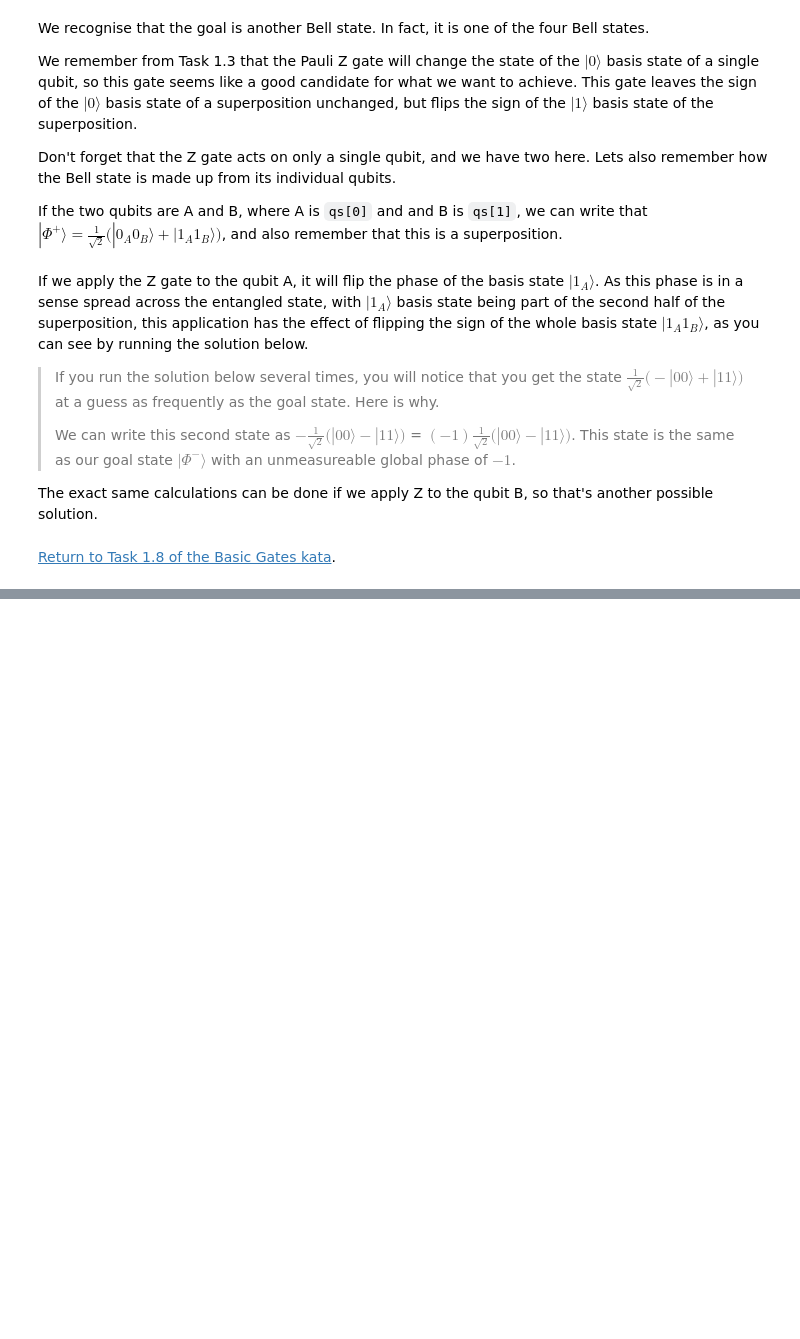
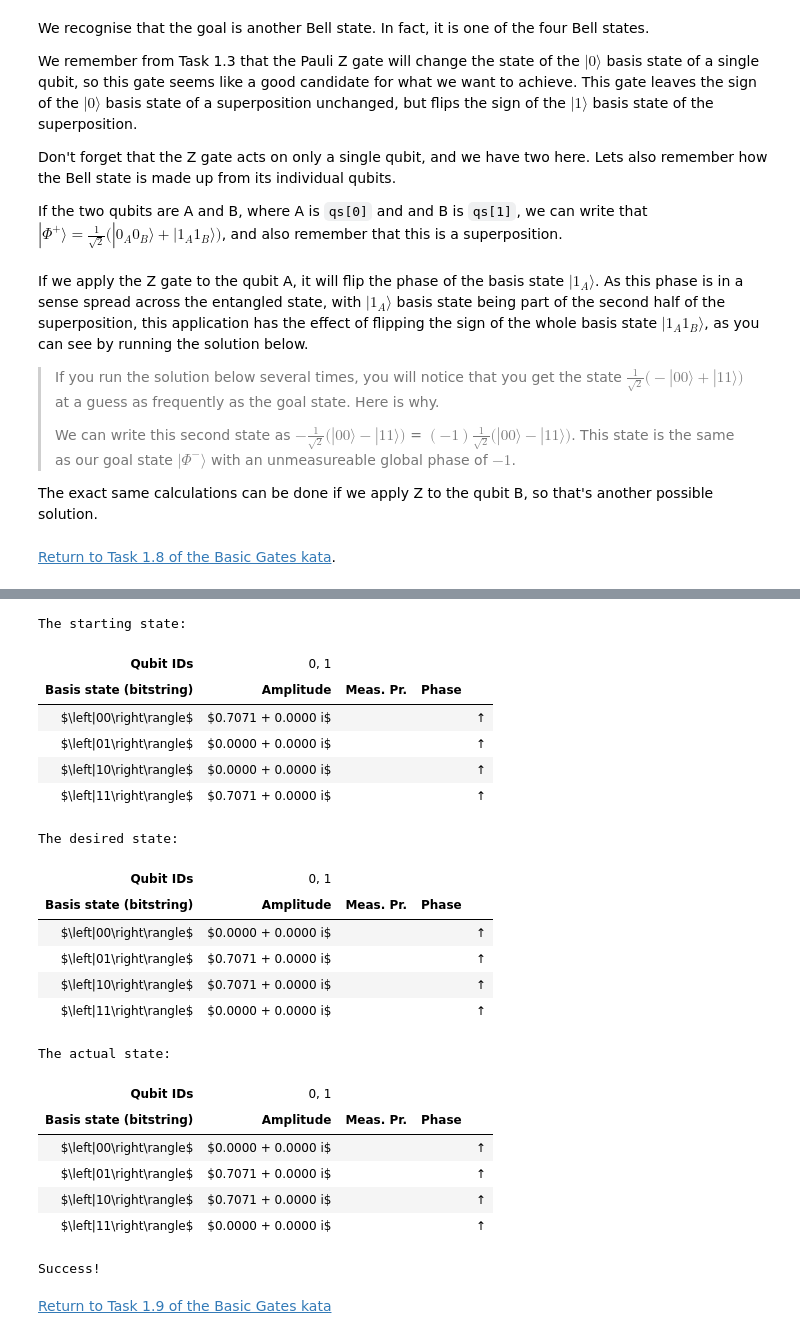
Before and after one commit to microsoft/QuantumKatas, a Jupyter notebook: BasicGates/Workbook_BasicGates.ipynb, the cells around one changed output, grey strips where cells are left out. Drawn from its saved outputs; the diff is of its cells as text; code cells hidden in the pictures; blank space fills up the shorter version.

Commit message:
Added Basic Gates Workbook Tasks 1.9, 1.10

```diff
--- a/BasicGates/Workbook_BasicGates.ipynb
+++ b/BasicGates/Workbook_BasicGates.ipynb
@@ -610,0 +622,31 @@ operation BellStateChange1 (qs : Qubit[]) : Unit is Adj+Ctl {
+# %%
+%kata T109_BellStateChange2
+
+operation BellStateChange2 (qs : Qubit[]) : Unit is Adj+Ctl {
+    X(qs[0]);// alternatively X(qs[1]);
+}
+# %% [output]
+The starting state:
+| Qubit IDs | 0, 1 |
+| Basis state (bitstring) | Amplitude | Meas. Pr. | Phase |
+| $\left|00\right\rangle$ | $0.7071 + 0.0000 i$ |  |  | ↑ |
+| $\left|01\right\rangle$ | $0.0000 + 0.0000 i$ |  |  | ↑ |
+| $\left|10\right\rangle$ | $0.0000 + 0.0000 i$ |  |  | ↑ |
+| $\left|11\right\rangle$ | $0.7071 + 0.0000 i$ |  |  | ↑ |
+The desired state:
+| Qubit IDs | 0, 1 |
+| Basis state (bitstring) | Amplitude | Meas. Pr. | Phase |
+| $\left|00\right\rangle$ | $0.0000 + 0.0000 i$ |  |  | ↑ |
+| $\left|01\right\rangle$ | $0.7071 + 0.0000 i$ |  |  | ↑ |
+| $\left|10\right\rangle$ | $0.7071 + 0.0000 i$ |  |  | ↑ |
+| $\left|11\right\rangle$ | $0.0000 + 0.0000 i$ |  |  | ↑ |
+The actual state:
+| Qubit IDs | 0, 1 |
+| Basis state (bitstring) | Amplitude | Meas. Pr. | Phase |
+| $\left|00\right\rangle$ | $0.0000 + 0.0000 i$ |  |  | ↑ |
+| $\left|01\right\rangle$ | $0.7071 + 0.0000 i$ |  |  | ↑ |
+| $\left|10\right\rangle$ | $0.7071 + 0.0000 i$ |  |  | ↑ |
+| $\left|11\right\rangle$ | $0.0000 + 0.0000 i$ |  |  | ↑ |
+Success!
+# %% [markdown]
+[Return to Task 1.9 of the Basic Gates kata](./BasicGates.ipynb#Task-1.9.-Bell-state-change---2)
```
Also changed, not shown: parts of 12 cells of this notebook.
